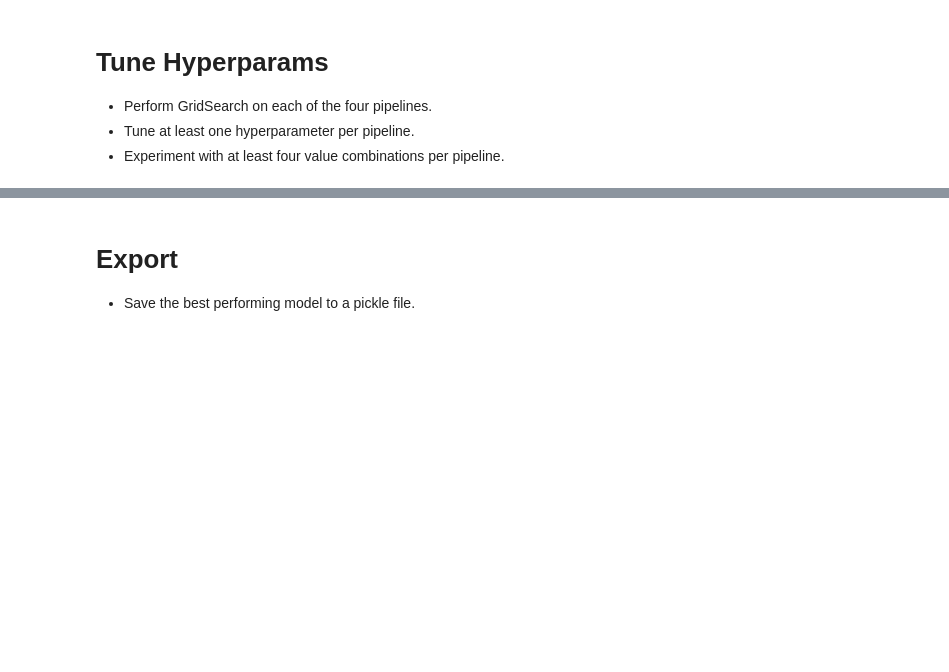
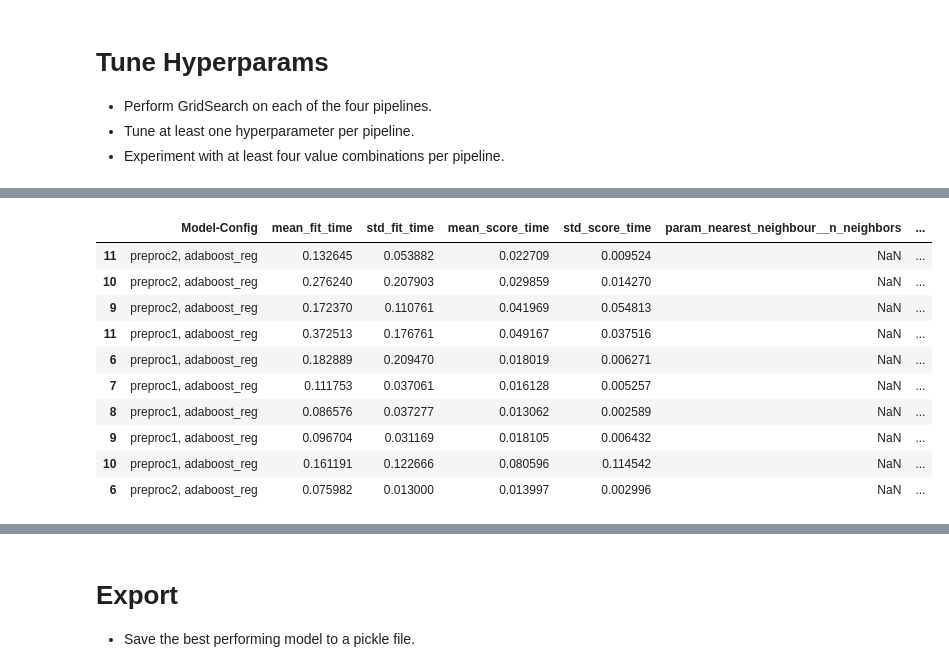
Before and after one commit to SupermanRitz/scaling_to_production, a Jupyter notebook: 02_activities/assignments/assignment_3.ipynb, the cells around one changed output, grey strips where cells are left out. Saved outputs shown, nothing was run; the diff lists cells and outputs as text; code cells hidden in the pictures; blank space fills up the shorter version.

```diff
--- a/02_activities/assignments/assignment_3.ipynb
+++ b/02_activities/assignments/assignment_3.ipynb
@@ -327,3 +381,17 @@ ValueError: Found unknown categories ['nov'] in column 0 during transform
+# %%
+models.sort_values('mean_test_neg_root_mean_squared_error' , ascending=False)[:10]
+# %% [output]
+|  | Model-Config | mean_fit_time | std_fit_time | mean_score_time | std_score_time | param_nearest_neighbour__n_neighbors | ... |
+| 11 | preproc2, adaboost_reg | 0.132645 | 0.053882 | 0.022709 | 0.009524 | NaN | ... |
+| 10 | preproc2, adaboost_reg | 0.276240 | 0.207903 | 0.029859 | 0.014270 | NaN | ... |
+| 9 | preproc2, adaboost_reg | 0.172370 | 0.110761 | 0.041969 | 0.054813 | NaN | ... |
+| 11 | preproc1, adaboost_reg | 0.372513 | 0.176761 | 0.049167 | 0.037516 | NaN | ... |
+| 6 | preproc1, adaboost_reg | 0.182889 | 0.209470 | 0.018019 | 0.006271 | NaN | ... |
+| 7 | preproc1, adaboost_reg | 0.111753 | 0.037061 | 0.016128 | 0.005257 | NaN | ... |
+| 8 | preproc1, adaboost_reg | 0.086576 | 0.037277 | 0.013062 | 0.002589 | NaN | ... |
+| 9 | preproc1, adaboost_reg | 0.096704 | 0.031169 | 0.018105 | 0.006432 | NaN | ... |
+| 10 | preproc1, adaboost_reg | 0.161191 | 0.122666 | 0.080596 | 0.114542 | NaN | ... |
+| 6 | preproc2, adaboost_reg | 0.075982 | 0.013000 | 0.013997 | 0.002996 | NaN | ... |
 # %%
 best_eval_params
 # %% [output]
```
Also changed, not shown: parts of 20 cells of this notebook.
